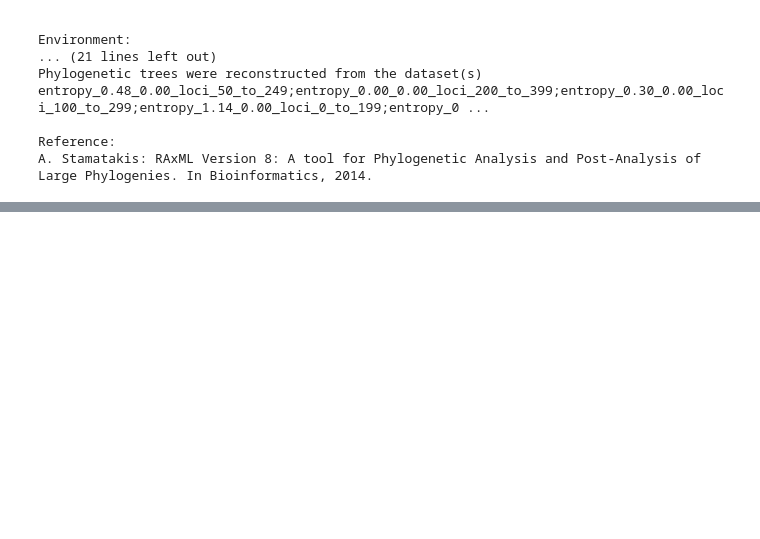
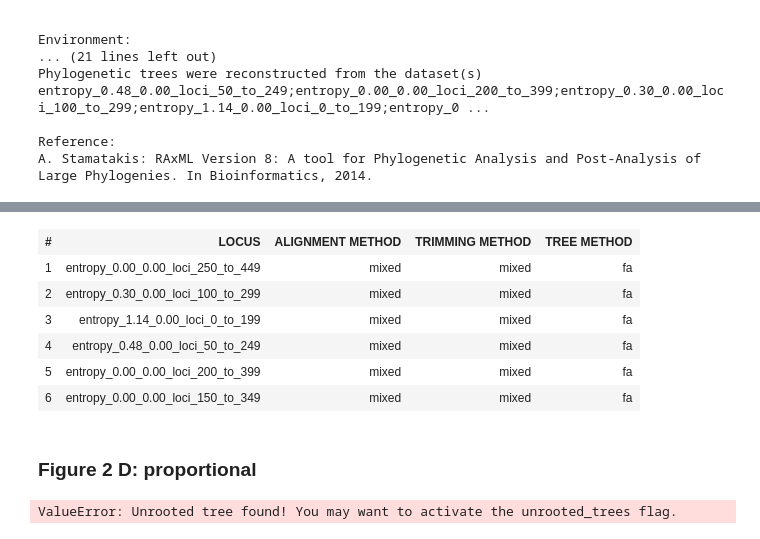
Before and after one commit to HullUni-bioinformatics/Szitenberg_et_all_15-ReproPhylo, a Jupyter notebook: IPython_Notebook_for_ReproPhylo_MS.ipynb, the cells around one changed output, grey strips where cells are left out. Drawn from its saved outputs; the diff is of its cells as text; code cells hidden in the pictures; blank space fills up the shorter version.

```diff
--- a/IPython_Notebook_for_ReproPhylo_MS.ipynb
+++ b/IPython_Notebook_for_ReproPhylo_MS.ipynb
@@ -683,0 +715,21 @@ ValueError: Unrooted tree found! You may want to activate the unrooted_trees fla
+# %%
+IPython.display.HTML(data=(HTML.table(legend[1:], header_row=legend[0])))
+# %% [output]
+| # | LOCUS | ALIGNMENT METHOD | TRIMMING METHOD | TREE METHOD |
+| 1 | entropy_0.00_0.00_loci_250_to_449 | mixed | mixed | fa |
+| 2 | entropy_0.30_0.00_loci_100_to_299 | mixed | mixed | fa |
+| 3 | entropy_1.14_0.00_loci_0_to_199 | mixed | mixed | fa |
+| 4 | entropy_0.48_0.00_loci_50_to_249 | mixed | mixed | fa |
+| 5 | entropy_0.00_0.00_loci_200_to_399 | mixed | mixed | fa |
+| 6 | entropy_0.00_0.00_loci_150_to_349 | mixed | mixed | fa |
+# %% [markdown]
+### Figure 2 D: proportional
+# %%
+if not os.path.exists('rf_figs'):
+    os.mkdir('rf_figs')
+
+# topological
+
+figfile, legend = calc_rf(pj, '.', rf_type='proportional', unrooted_trees=True)
+# %% [output]
+ValueError: Unrooted tree found! You may want to activate the unrooted_trees flag.
```
Also changed, not shown: parts of 11 cells of this notebook.
